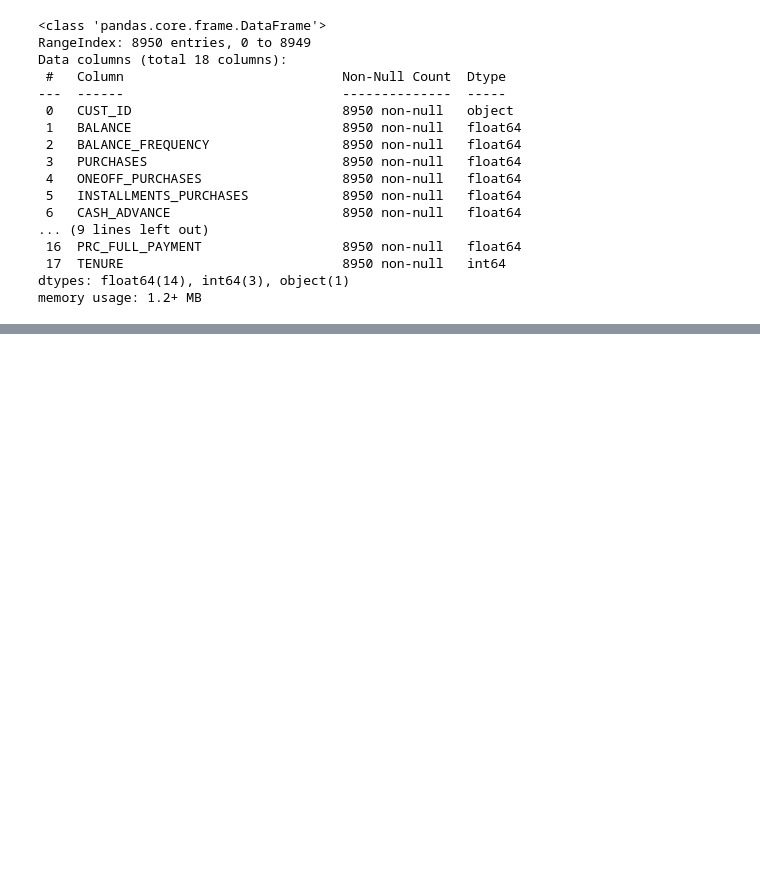
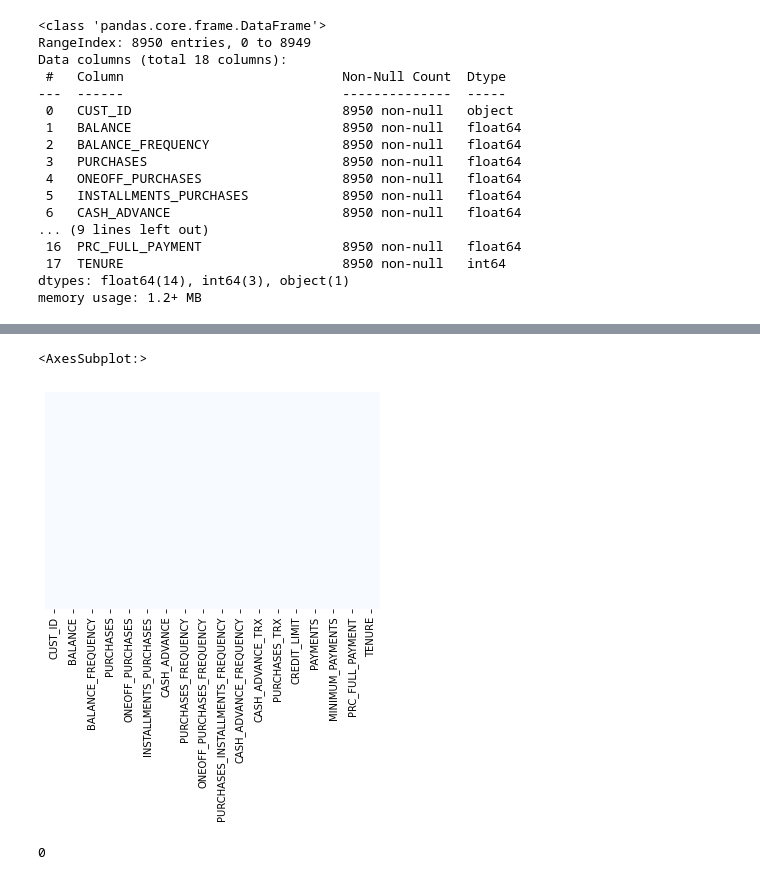
Before and after one commit to eeeds/Projects, a Jupyter notebook: 17- Marketing Project (Clusters)/Project17.ipynb, the cells around one changed output, grey strips where cells are left out. Cells and saved outputs as stored; diff of their text form; code cells hidden in the pictures; blank space fills up the shorter version.

```diff
--- a/17- Marketing Project (Clusters)/Project17.ipynb
+++ b/17- Marketing Project (Clusters)/Project17.ipynb
@@ -67,0 +104,3 @@ creditcard_df[creditcard_df['ONEOFF_PURCHASES']==40761.25]
+# %%
+#We can replace those missing values with the mean of the column
+creditcard_df.loc[(creditcard_df['MINIMUM_PAYMENTS'].isnull()==True), 'MINIMUM_PAYMENTS'] = creditcard_df['MINIMUM_PAYMENTS'].mean()
@@ -67,0 +129,13 @@ creditcard_df[creditcard_df['ONEOFF_PURCHASES']==40761.25]
+# %%
+#We can replace those missing values with the mean of the column
+creditcard_df.loc[(creditcard_df['CREDIT_LIMIT'].isnull()==True), 'CREDIT_LIMIT'] = creditcard_df['MINIMUM_PAYMENTS'].mean()
+# %%
+sns.heatmap(creditcard_df.isnull(), yticklabels = False, cbar = False, cmap = 'Blues')
+# %% [output]
+<AxesSubplot:>
+[figure, added]
+# %%
+#Is there duplication in the data?
+creditcard_df.duplicated().sum()
+# %% [output]
+0
```
Also changed, not shown: parts of 9 cells of this notebook.
